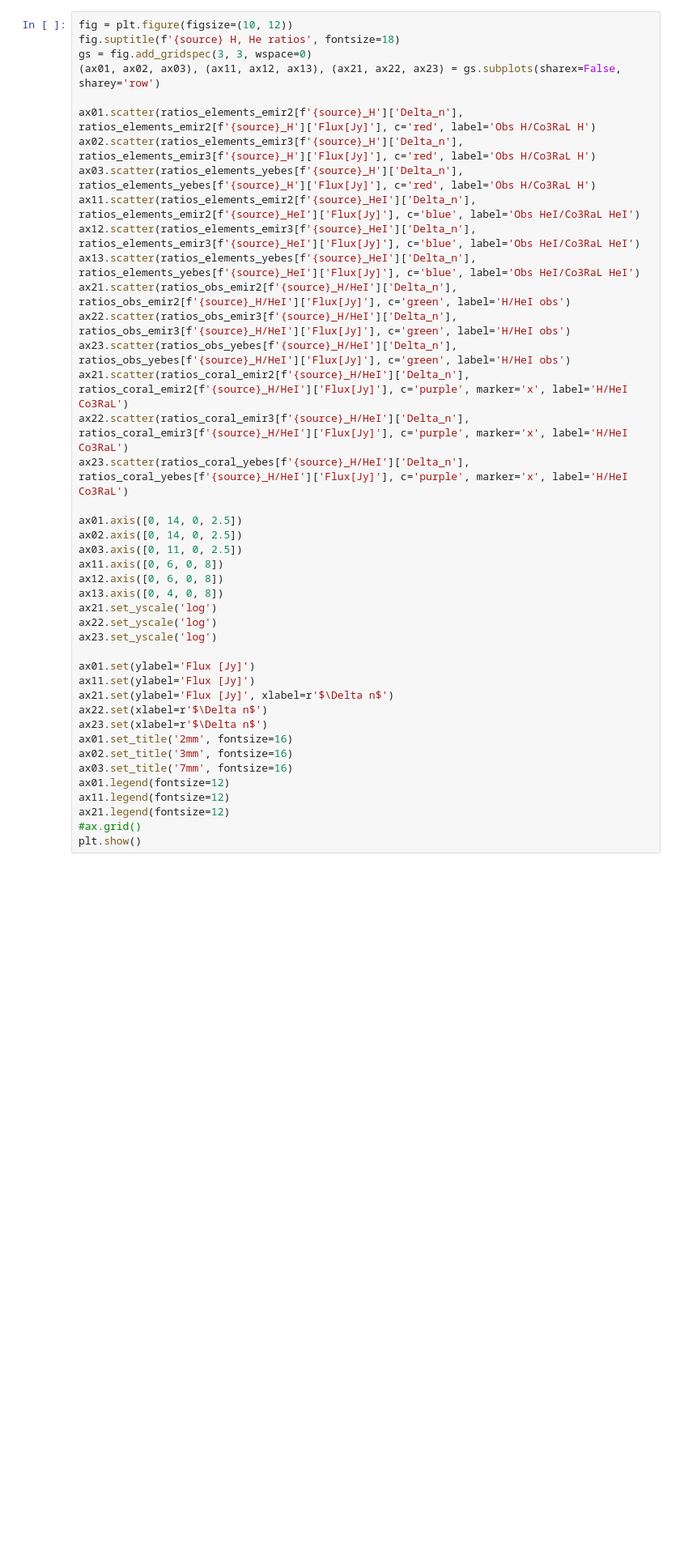
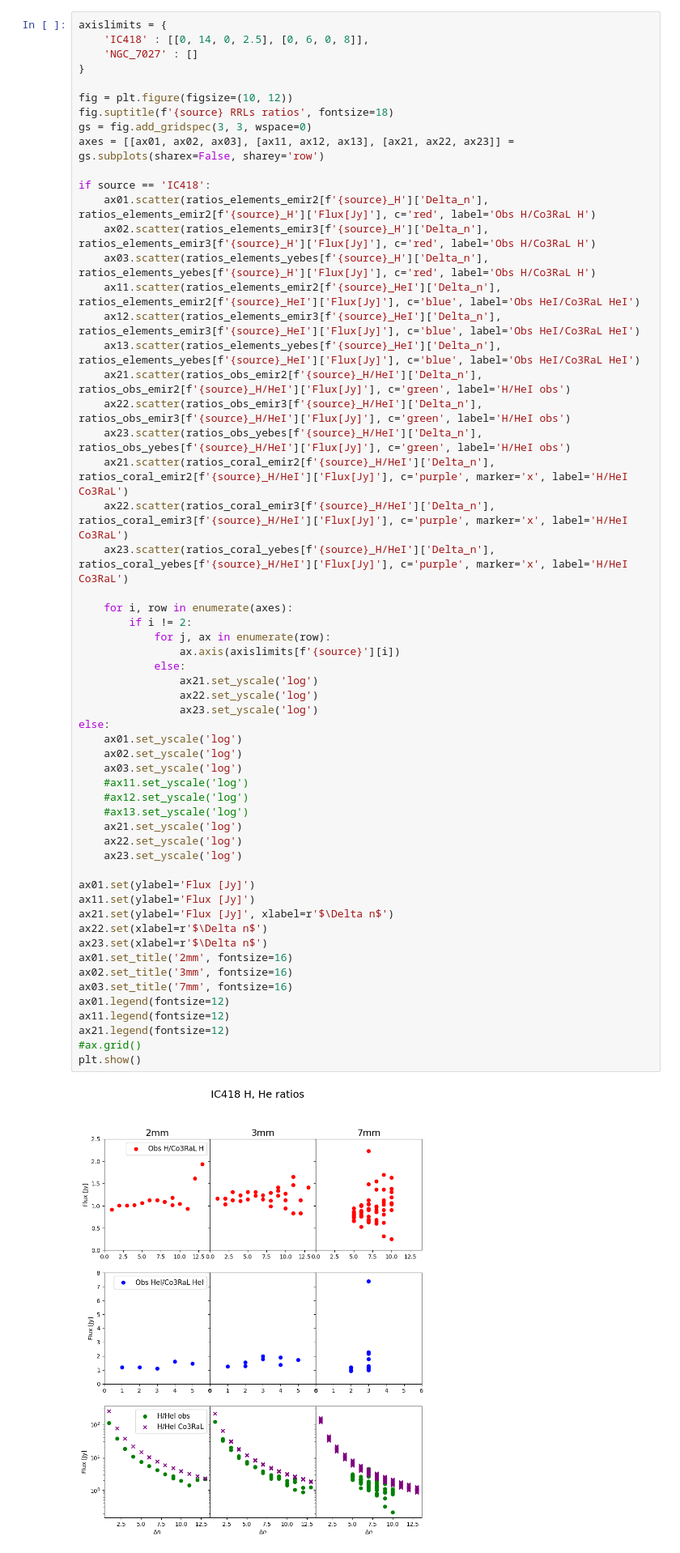
Before and after one commit to teresahuertas/4Plots, a Jupyter notebook: Compare_Gauss-fits.ipynb, the cells around one changed output. Shown at 81% size. Drawn from its saved outputs; the diff is of its cells as text; blank space fills up the shorter version.

Commit message:
Added axis limits for ratios plots

```diff
--- a/Compare_Gauss-fits.ipynb
+++ b/Compare_Gauss-fits.ipynb
@@ -339,44 +362,61 @@ print(f'Calculated ratios for Co3RaL {element[0]}/{element[2]} lines and separat
 # %% [markdown]
 Plots showing the ratios of observational/theoretical intensity of each line for each element, observational/observational intensity of elements and theoretical/theoretical intensity of elements.
 # %%
+axislimits = {
+    'IC418' : [[0, 14, 0, 2.5], [0, 6, 0, 8]],
+    'NGC_7027' : []
+}
+
 fig = plt.figure(figsize=(10, 12))
-fig.suptitle(f'{source} H, He ratios', fontsize=18)
+fig.suptitle(f'{source} RRLs ratios', fontsize=18)
 gs = fig.add_gridspec(3, 3, wspace=0)
-(ax01, ax02, ax03), (ax11, ax12, ax13), (ax21, ax22, ax23) = gs.subplots(sharex=False, sharey='row')
+axes = [[ax01, ax02, ax03], [ax11, ax12, ax13], [ax21, ax22, ax23]] = gs.subplots(sharex=False, sharey='row')
 
-ax01.scatter(ratios_elements_emir2[f'{source}_H']['Delta_n'], ratios_elements_emir2[f'{source}_H']['Flux[Jy]'], c='red', label='Obs H/Co3RaL H')
-ax02.scatter(ratios_elements_emir3[f'{source}_H']['Delta_n'], ratios_elements_emir3[f'{source}_H']['Flux[Jy]'], c='red', label='Obs H/Co3RaL H')
-ax03.scatter(ratios_elements_yebes[f'{source}_H']['Delta_n'], ratios_elements_yebes[f'{source}_H']['Flux[Jy]'], c='red', label='Obs H/Co3RaL H')
-ax11.scatter(ratios_elements_emir2[f'{source}_HeI']['Delta_n'], ratios_elements_emir2[f'{source}_HeI']['Flux[Jy]'], c='blue', label='Obs HeI/Co3RaL HeI')
-ax12.scatter(ratios_elements_emir3[f'{source}_HeI']['Delta_n'], ratios_elements_emir3[f'{source}_HeI']['Flux[Jy]'], c='blue', label='Obs HeI/Co3RaL HeI')
-ax13.scatter(ratios_elements_yebes[f'{source}_HeI']['Delta_n'], ratios_elements_yebes[f'{source}_HeI']['Flux[Jy]'], c='blue', label='Obs HeI/Co3RaL HeI')
-ax21.scatter(ratios_obs_emir2[f'{source}_H/HeI']['Delta_n'], ratios_obs_emir2[f'{source}_H/HeI']['Flux[Jy]'], c='green', label='H/HeI obs')
-ax22.scatter(ratios_obs_emir3[f'{source}_H/HeI']['Delta_n'], ratios_obs_emir3[f'{source}_H/HeI']['Flux[Jy]'], c='green', label='H/HeI obs')
-ax23.scatter(ratios_obs_yebes[f'{source}_H/HeI']['Delta_n'], ratios_obs_yebes[f'{source}_H/HeI']['Flux[Jy]'], c='green', label='H/HeI obs')
-ax21.scatter(ratios_coral_emir2[f'{source}_H/HeI']['Delta_n'], ratios_coral_emir2[f'{source}_H/HeI']['Flux[Jy]'], c='purple', marker='x', label='H/HeI Co3RaL')
-ax22.scatter(ratios_coral_emir3[f'{source}_H/HeI']['Delta_n'], ratios_coral_emir3[f'{source}_H/HeI']['Flux[Jy]'], c='purple', marker='x', label='H/HeI Co3RaL')
-ax23.scatter(ratios_coral_yebes[f'{source}_H/HeI']['Delta_n'], ratios_coral_yebes[f'{source}_H/HeI']['Flux[Jy]'], c='purple', marker='x', label='H/HeI Co3RaL')
+if source == 'IC418':
+    ax01.scatter(ratios_elements_emir2[f'{source}_H']['Delta_n'], ratios_elements_emir2[f'{source}_H']['Flux[Jy]'], c='red', label='Obs H/Co3RaL H')
+    ax02.scatter(ratios_elements_emir3[f'{source}_H']['Delta_n'], ratios_elements_emir3[f'{source}_H']['Flux[Jy]'], c='red', label='Obs H/Co3RaL H')
+    ax03.scatter(ratios_elements_yebes[f'{source}_H']['Delta_n'], ratios_elements_yebes[f'{source}_H']['Flux[Jy]'], c='red', label='Obs H/Co3RaL H')
+    ax11.scatter(ratios_elements_emir2[f'{source}_HeI']['Delta_n'], ratios_elements_emir2[f'{source}_HeI']['Flux[Jy]'], c='blue', label='Obs HeI/Co3RaL HeI')
+    ax12.scatter(ratios_elements_emir3[f'{source}_HeI']['Delta_n'], ratios_elements_emir3[f'{source}_HeI']['Flux[Jy]'], c='blue', label='Obs HeI/Co3RaL HeI')
+    ax13.scatter(ratios_elements_yebes[f'{source}_HeI']['Delta_n'], ratios_elements_yebes[f'{source}_HeI']['Flux[Jy]'], c='blue', label='Obs HeI/Co3RaL HeI')
+    ax21.scatter(ratios_obs_emir2[f'{source}_H/HeI']['Delta_n'], ratios_obs_emir2[f'{source}_H/HeI']['Flux[Jy]'], c='green', label='H/HeI obs')
+    ax22.scatter(ratios_obs_emir3[f'{source}_H/HeI']['Delta_n'], ratios_obs_emir3[f'{source}_H/HeI']['Flux[Jy]'], c='green', label='H/HeI obs')
+    ax23.scatter(ratios_obs_yebes[f'{source}_H/HeI']['Delta_n'], ratios_obs_yebes[f'{source}_H/HeI']['Flux[Jy]'], c='green', label='H/HeI obs')
+    ax21.scatter(ratios_coral_emir2[f'{source}_H/HeI']['Delta_n'], ratios_coral_emir2[f'{source}_H/HeI']['Flux[Jy]'], c='purple', marker='x', label='H/HeI Co3RaL')
+    ax22.scatter(ratios_coral_emir3[f'{source}_H/HeI']['Delta_n'], ratios_coral_emir3[f'{source}_H/HeI']['Flux[Jy]'], c='purple', marker='x', label='H/HeI Co3RaL')
+    ax23.scatter(ratios_coral_yebes[f'{source}_H/HeI']['Delta_n'], ratios_coral_yebes[f'{source}_H/HeI']['Flux[Jy]'], c='purple', marker='x', label='H/HeI Co3RaL')
 
-ax01.axis([0, 14, 0, 2.5])
-ax02.axis([0, 14, 0, 2.5])
-ax03.axis([0, 11, 0, 2.5])
-ax11.axis([0, 6, 0, 8])
-ax12.axis([0, 6, 0, 8])
-ax13.axis([0, 4, 0, 8])
-ax21.set_yscale('log')
-ax22.set_yscale('log')
-ax23.set_yscale('log')
+    for i, row in enumerate(axes):
+        if i != 2:
+            for j, ax in enumerate(row):
+                ax.axis(axislimits[f'{source}'][i])
+            else:
+                ax21.set_yscale('log')
+                ax22.set_yscale('log')
+                ax23.set_yscale('log')
+else:
+    ax01.set_yscale('log')
+    ax02.set_yscale('log')
+    ax03.set_yscale('log')
+    #ax11.set_yscale('log')
+    #ax12.set_yscale('log')
+    #ax13.set_yscale('log')
+    ax21.set_yscale('log')
+    ax22.set_yscale('log')
+    ax23.set_yscale('log')
 
 ax01.set(ylabel='Flux [Jy]')
 ax11.set(ylabel='Flux [Jy]')
 ax21.set(ylabel='Flux [Jy]', xlabel=r'$\Delta n$')
 ax22.set(xlabel=r'$\Delta n$')
 ax23.set(xlabel=r'$\Delta n$')
 ax01.set_title('2mm', fontsize=16)
 ax02.set_title('3mm', fontsize=16)
 ax03.set_title('7mm', fontsize=16)
 ax01.legend(fontsize=12)
 ax11.legend(fontsize=12)
 ax21.legend(fontsize=12)
 #ax.grid()
 plt.show()
+# %% [output]
+[figure, added]
```
Also changed, not shown: parts of 3 cells of this notebook.
